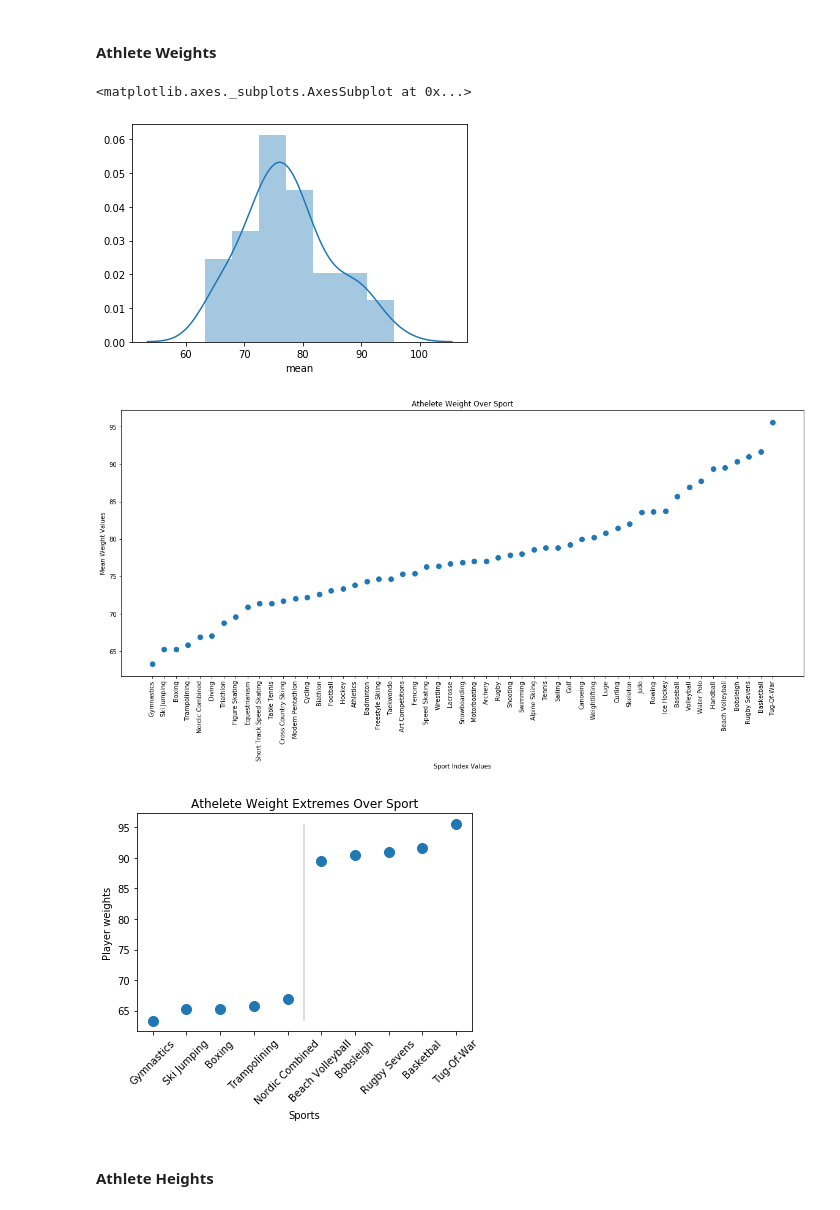
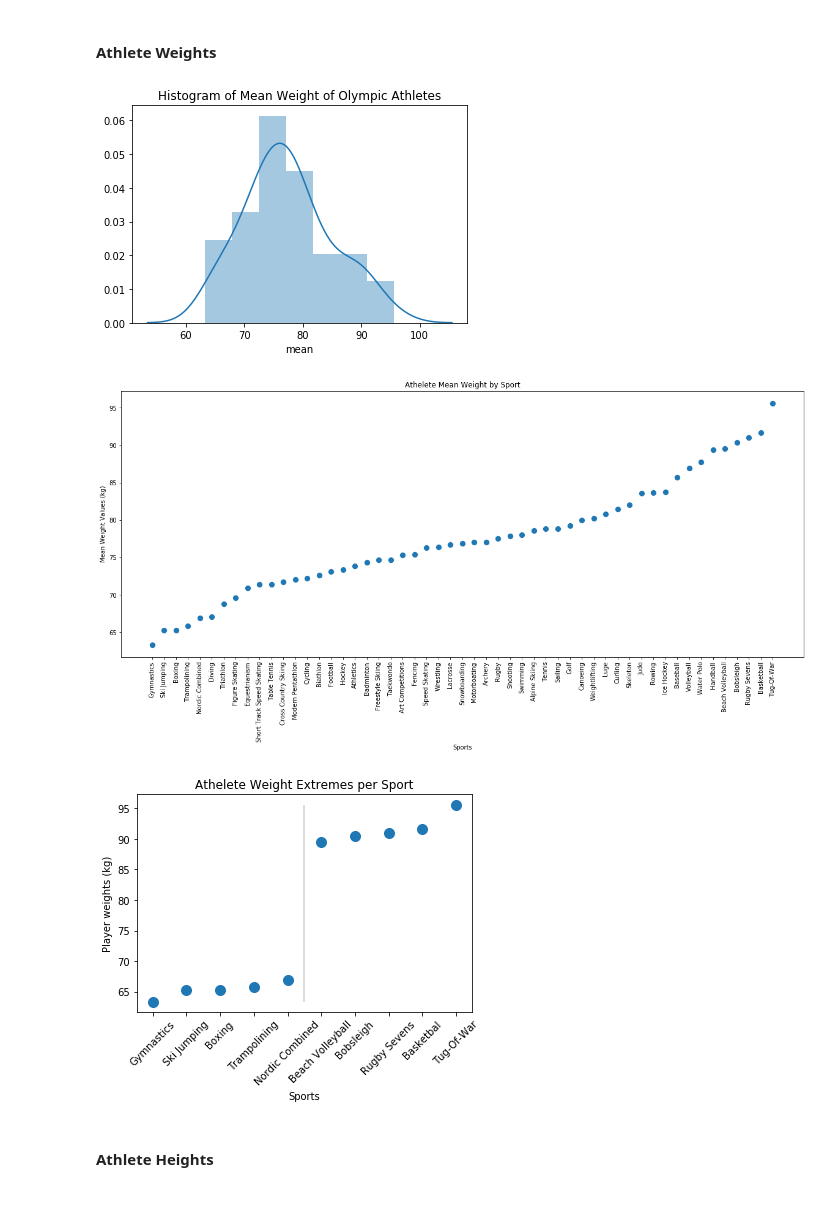
Before and after one commit to shashanksheth/project-dividebyzero, a Jupyter notebook: Master Jupyter.ipynb, the cells around one changed output. Saved outputs shown, nothing was run; the diff lists cells and outputs as text; code cells hidden in the pictures.

```diff
--- a/Master Jupyter.ipynb
+++ b/Master Jupyter.ipynb
@@ -1400,9 +1477,10 @@ sport_weight_height_metrics.dropna(how='all')
 # %%
 #Plot mean values of weight on a histogram
 sns.distplot(sport_weight_height_metrics.Weight.dropna()['mean'])
+plt.title('Histogram of Mean Weight of Olympic Athletes')
+plt.show()
 # %% [output]
-<matplotlib.axes._subplots.AxesSubplot at 0x...>
-[figure, old version]
+[figure, new version]
 # %%
 #Create a variable and store all the  weight values
 means = list(sport_weight_height_metrics.Weight.dropna()['mean'])
@@ -1424,23 +1502,23 @@ sns.scatterplot(data = plot_data_dict, x = 'x' , y = 'y', s=100)
 #set the x-ticks to be the respective sports
 plt.xticks(np.arange(0,53),plot_data_dict['group'], rotation=90)
 #set title for the fig
-plt.title('Athelete Weight Over Sport')
+plt.title('Athelete Mean Weight by Sport')
 # Set x-axis label
-plt.xlabel('Sport Index Values')
+plt.xlabel('Sports')
 # Set y-axis label
-plt.ylabel('Mean Weight Values')
+plt.ylabel('Mean Weight Values (kg)')
 plt.show()
 # %% [output]
-[figure, old version]
+[figure, new version]
 # %%
 sports_w_extremes = ["Gymnastics", "Ski Jumping", "Boxing", "Trampolining", "Nordic Combined", "Beach Volleyball", "Bobsleigh", "Rugby Sevens", "Basketbal", "Tug-Of-War"]
 weight_extremes = [63.34360475924893, 65.24588053553038, 65.29627979505457, 65.83783783783784, 66.9095595126523, 89.51282051282051, 90.38738521024649, 91.00662251655629, 91.68352893565358, 95.61538461538461]
 
 # Plot the line for heaviest weights vs Sports
 plt.scatter(sports_w_extremes, weight_extremes, s=100)
-plt.title("Athelete Weight Extremes Over Sport")
+plt.title("Athelete Weight Extremes per Sport")
 plt.xlabel("Sports")
-plt.ylabel("Player weights")
+plt.ylabel("Player weights (kg)")
 plt.vlines(4.5, weight_extremes[0], weight_extremes[9], color='lightgrey')
 plt.xticks(rotation=45)
 
@@ -1448,7 +1526,7 @@ plt.savefig("pngs/10 - Athlete Weight Extremes by Sport.png")
 
 plt.show()
 # %% [output]
-[figure, old version]
+[figure, new version]
 # %% [markdown]
 #### Athlete Heights
 # %%
```
Also changed, not shown: parts of 41 cells of this notebook, 8 other files.
